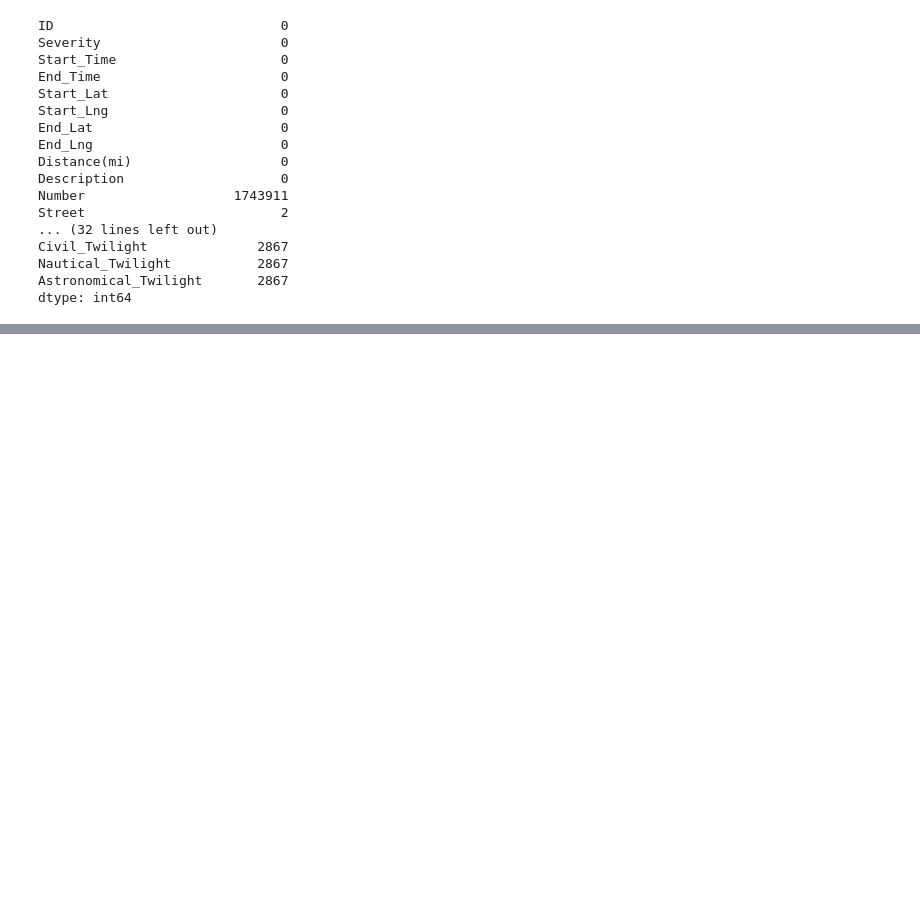
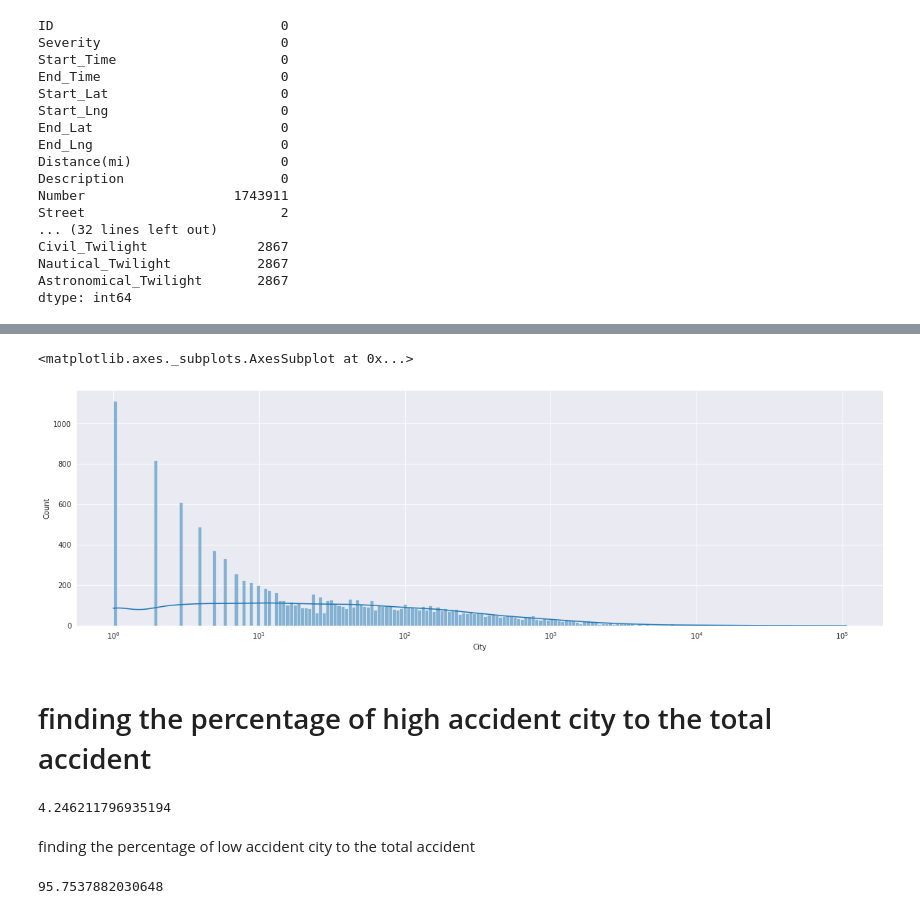
Before and after one commit to anand1994sp/My-first-repository, a Jupyter notebook: EDA_PROJECT_ON_US_ACCIDENTS2_8_MILLION_RECORDS.ipynb, the cells around one changed output, grey strips where cells are left out. Drawn from its saved outputs; the diff is of its cells as text; code cells hidden in the pictures; blank space fills up the shorter version.

```diff
--- a/EDA_PROJECT_ON_US_ACCIDENTS2_8_MILLION_RECORDS.ipynb
+++ b/EDA_PROJECT_ON_US_ACCIDENTS2_8_MILLION_RECORDS.ipynb
@@ -115,0 +232,9 @@ dtype: int64
+# %%
+import seaborn as sns
+sns.set_style('darkgrid')
+# %%
+plt.figure(figsize=(20,6))
+sns.histplot(City,bins=200,log_scale=True,kde=True)
+# %% [output]
+<matplotlib.axes._subplots.AxesSubplot at 0x...>
+[figure, added]
@@ -115,0 +244,12 @@ dtype: int64
+# %% [markdown]
+# finding the percentage of high accident city to the total accident
+# %%
+len(high_accident_city)/len(City)*100
+# %% [output]
+4.246211796935194
+# %% [markdown]
+finding the percentage of low accident city to the total accident
+# %%
+len(low_accident_city)/len(City)*100
+# %% [output]
+95.7537882030648
```
Also changed, not shown: parts of 34 cells of this notebook.
